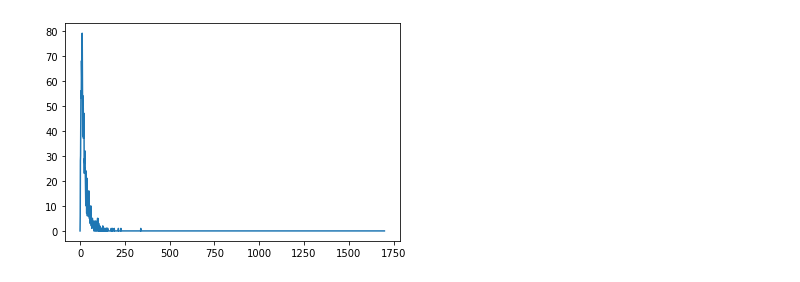
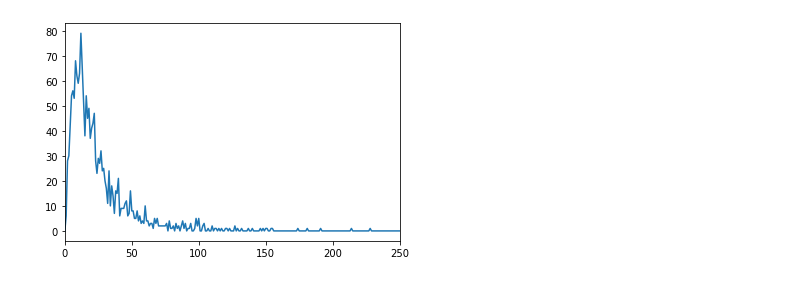
Before and after one commit to khieem/NLPI2021_Sentiment-analysis, a Jupyter notebook: main.ipynb, the cells around one changed output. Saved outputs shown, nothing was run; the diff lists cells and outputs as text; code cells hidden in the pictures.

```diff
--- a/main.ipynb
+++ b/main.ipynb
@@ -68,3 +57,6 @@ i2w = {i:w for i,w in enumerate(vocab)}
+# %%
+w2i = {w:i+1 for i,w in enumerate(vocab)} # w2i[word] ->  mức độ xuất hiện word trong corpus
+# (1 là xuất hiện nhiều nhất, số 0 để padding)
 # %%
 vocab_sorted = vocab
 for i, sentence in enumerate(train_set):
@@ -75,6 +67,7 @@ for s in train_set:
     count[len(s)] += 1
 # %%
 plt.plot(count)
-plt.show()
+plt.xlim((0,250))
+plt.show() # phân bố độ dài các câu
 # %% [output]
-[figure, old version]
+[figure, new version]
```
Also changed, not shown: parts of 9 cells of this notebook.
